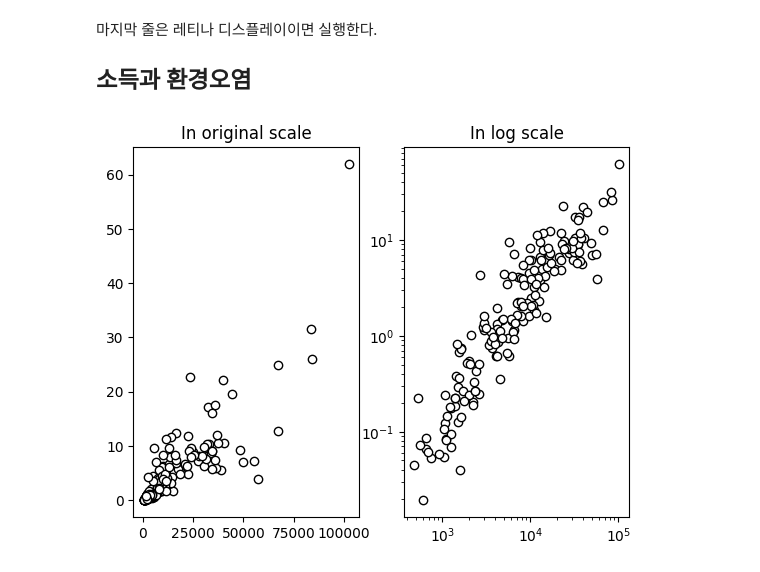
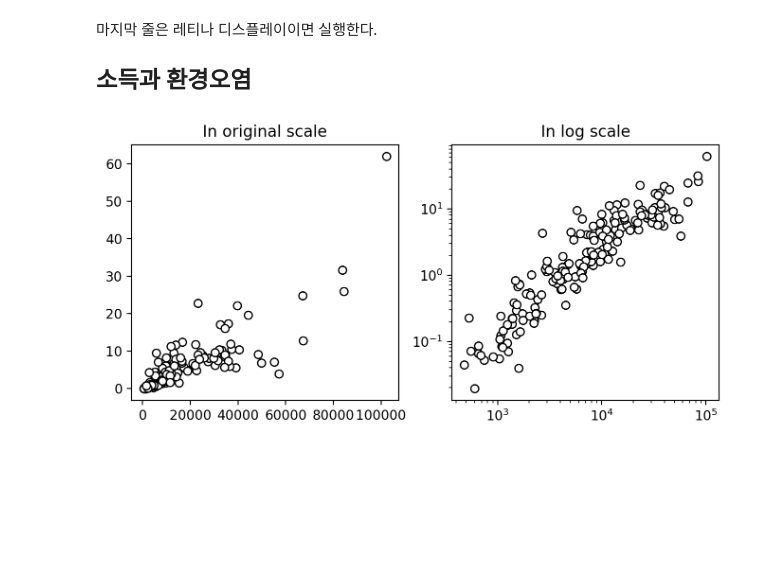
Before and after one commit to chan079/loebook, a Jupyter notebook: python/03.ipynb, the cells around one changed output. Cells and saved outputs as stored; diff of their text form; code cells hidden in the pictures; blank space fills up the shorter version.

```diff
--- a/python/03.ipynb
+++ b/python/03.ipynb
@@ -13,15 +13,16 @@ import matplotlib.pyplot as plt
 ## 소득과 환경오염
 # %%
 Ekc = pd.read_csv('csv/loedata/Ekc.csv')
+fig = plt.figure(figsize=(8,3.5))
 plt.subplot(1,2,1)
 plt.scatter(Ekc.gdppcppp, Ekc.co2pc, facecolors='w', edgecolors='k')
 #plt.plot(Ekc.gdppcppp, Ekc.co2pc, 'o', mfc='none')
 plt.title("In original scale")
 plt.subplot(1,2,2)
 plt.scatter(Ekc.gdppcppp, Ekc.co2pc, facecolors='w', edgecolors='k')
 plt.xscale('log')
 plt.yscale('log')
 plt.title('In log scale')
 plt.show()
 # %% [output]
-[figure, old version]
+[figure, new version]
```
Also changed, not shown: parts of 54 cells of this notebook, 3 other files.
